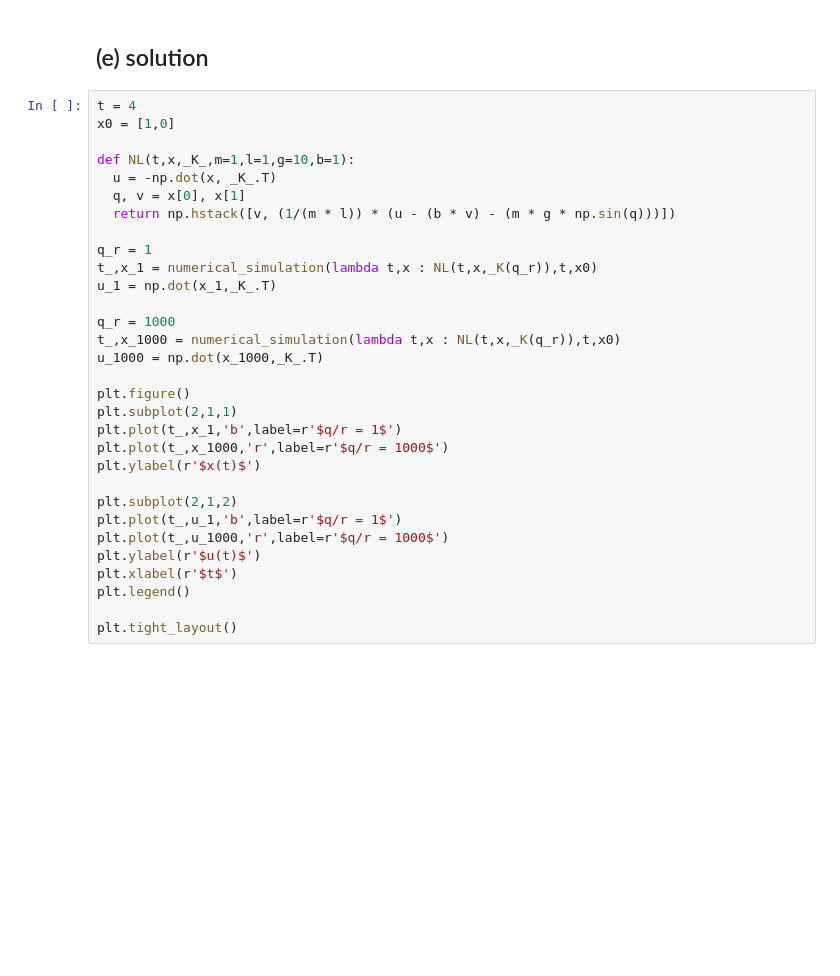
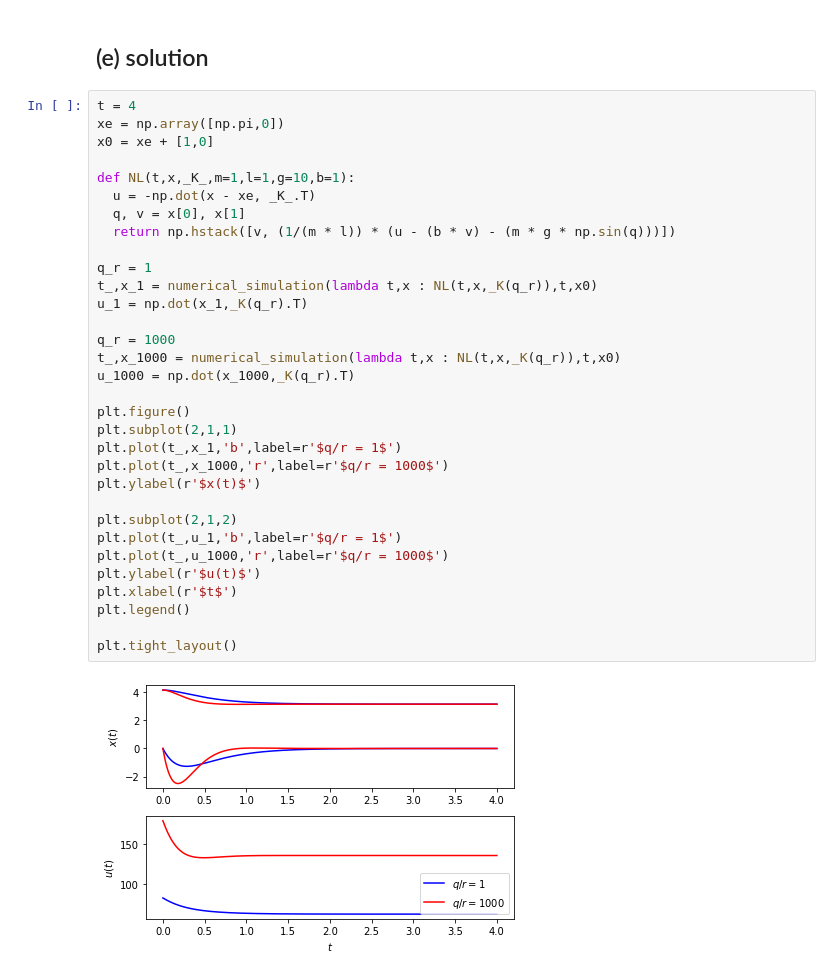
Before and after one commit to sburden/548-21sp, a Jupyter notebook: 548_hw4_sol.ipynb, the cells around one changed output. Cells and saved outputs as stored; diff of their text form; blank space fills up the shorter version.

```diff
--- a/548_hw4_sol.ipynb
+++ b/548_hw4_sol.ipynb
@@ -204,32 +208,35 @@ NameError: ignored
 ## (e) solution
 # %%
 t = 4
-x0 = [1,0]
+xe = np.array([np.pi,0])
+x0 = xe + [1,0]
 
 def NL(t,x,_K_,m=1,l=1,g=10,b=1):
-  u = -np.dot(x, _K_.T)
+  u = -np.dot(x - xe, _K_.T)
   q, v = x[0], x[1]
   return np.hstack([v, (1/(m * l)) * (u - (b * v) - (m * g * np.sin(q)))])
 
 q_r = 1
 t_,x_1 = numerical_simulation(lambda t,x : NL(t,x,_K(q_r)),t,x0)
-u_1 = np.dot(x_1,_K_.T)
+u_1 = np.dot(x_1,_K(q_r).T)
 
 q_r = 1000
 t_,x_1000 = numerical_simulation(lambda t,x : NL(t,x,_K(q_r)),t,x0)
-u_1000 = np.dot(x_1000,_K_.T)
+u_1000 = np.dot(x_1000,_K(q_r).T)
 
 plt.figure()
 plt.subplot(2,1,1)
 plt.plot(t_,x_1,'b',label=r'$q/r = 1$')
 plt.plot(t_,x_1000,'r',label=r'$q/r = 1000$')
 plt.ylabel(r'$x(t)$')
 
 plt.subplot(2,1,2)
 plt.plot(t_,u_1,'b',label=r'$q/r = 1$')
 plt.plot(t_,u_1000,'r',label=r'$q/r = 1000$')
 plt.ylabel(r'$u(t)$')
 plt.xlabel(r'$t$')
 plt.legend()
 
 plt.tight_layout()
+# %% [output]
+[figure, added]
```
Also changed, not shown: parts of 2 cells of this notebook.
